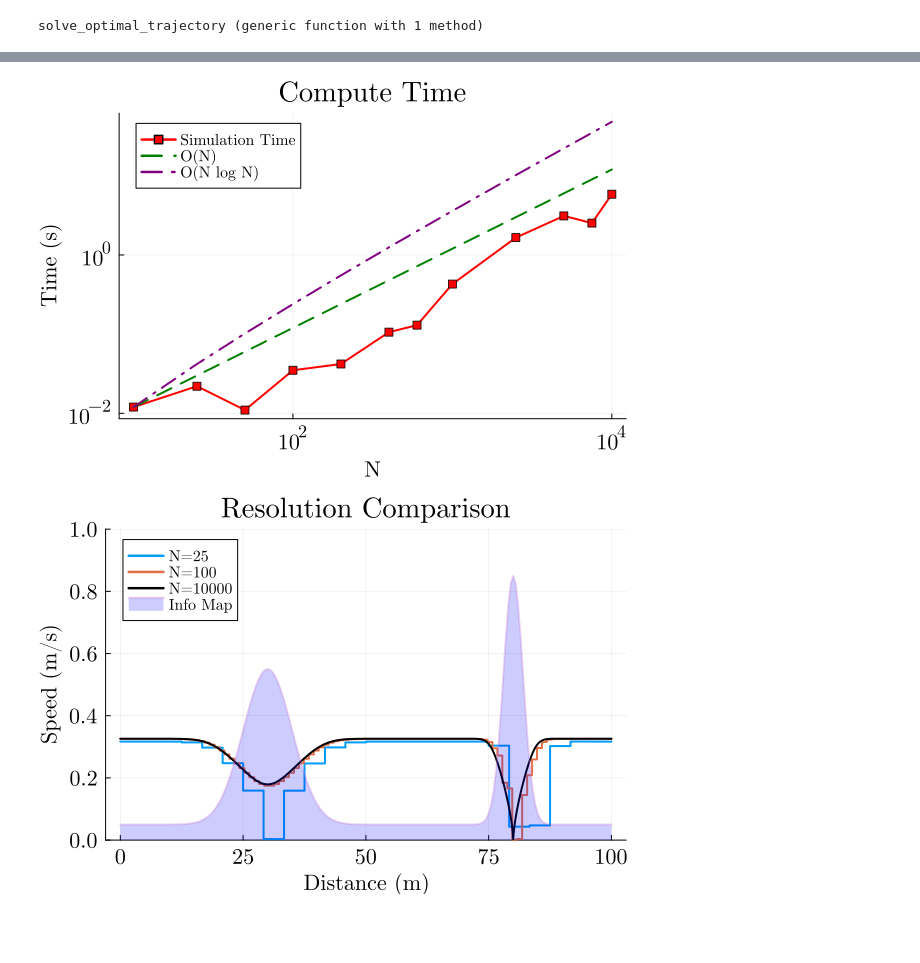
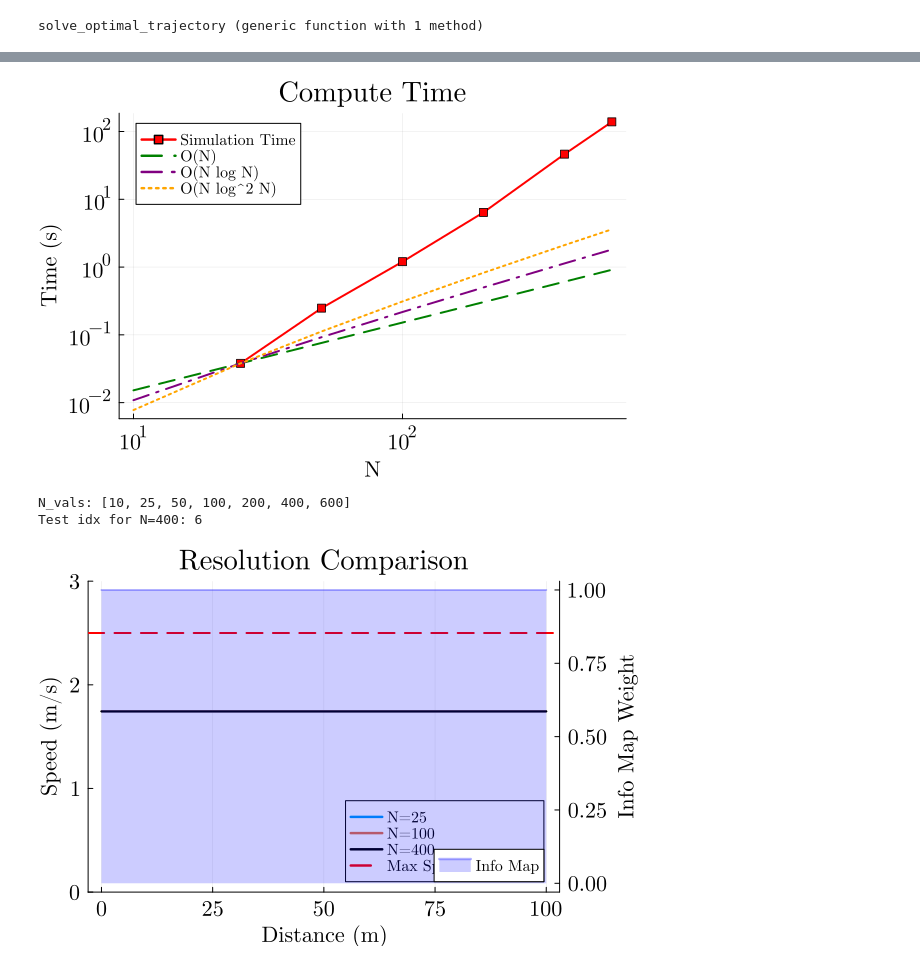
Before and after one commit to kmgovind/periodic-ive, a Jupyter notebook: simple_sensitivity/N_quantity.ipynb, the cells around one changed output, grey strips where cells are left out. Drawn from its saved outputs; the diff is of its cells as text; code cells hidden in the pictures; blank space fills up the shorter version.

```diff
--- a/simple_sensitivity/N_quantity.ipynb
+++ b/simple_sensitivity/N_quantity.ipynb
@@ -101,7 +129,9 @@ end
 # %% [output]
 solve_optimal_trajectory (generic function with 1 method)
 # %%
-N_values = [10, 25, 50, 100, 200, 400, 600, 1000, 2500, 5000, 7500, 10000]
+# N_values = [10, 25, 50, 100, 200, 400, 600, 1000, 2500, 5000, 7500, 10000]
+# N_values = [10, 25, 50, 100, 200, 400, 600, 1000, 2500]
+N_values = [10, 25, 50, 100, 200, 400, 600]
 results_obj = []
 results_time = []
 trajectories = []
@@ -111,7 +141,8 @@ results_q = []
 println("Running Grid Independence Sweep...")
 for N in N_values
     print("  N = $N ... ")
-    obj, t, dts, qs = solve_optimal_trajectory(N)
+    obj, t, dts, qs = solve_optimal_trajectory(N, P_in=P_budget)
+    # obj, t, dts, qs = old_solve_optimal_trajectory(N)
     push!(results_obj, obj)
     push!(results_time, t)
     push!(sim_times, dts)
@@ -193,42 +259,72 @@ else
     k1 = results_time[idx] / N_values[idx]
     k2 = results_time[idx] / (N_values[idx]^2)
     k3 = results_time[idx] / (N_values[idx] * log(N_values[idx]))
+    k4 = results_time[idx] / (N_values[idx] * log(N_values[idx])^2)
 end
 
 plot!(p2, N_values, k1 .* N_values, lw=2, ls=:dash, color=:green, label="O(N)")
 #plot!(p2, N_values, k2 .* (N_values .^ 2), lw=2, ls=:dot, color=:blue, label="O(N^2)")
 plot!(p2, N_values, k3 .* N_values .* log.(N_values), lw=2, ls=:dashdot, color=:purple, label="O(N log N)")
+plot!(p2, N_values, k4 .* N_values .* log.(N_values).^2, lw=2, ls=:dot, color=:orange, label="O(N log^2 N)")
 
 plot!(legend=:topleft)
 
 savefig(p2, "compute_time.png")
 plot!()
 # %% [output]
-[figure, old version]
+[figure, new version]
+# %%
+test_val = 400
+println("N_vals: ", N_values)
+test_idx = findall(x -> x == test_val, N_values)[1]
+println("Test idx for N=$(test_val): ", test_idx)
+# %% [output]
+N_vals: [10, 25, 50, 100, 200, 400, 600]
+Test idx for N=400: 6
 # %%
+# Speed Profile Comparison
+idx_coarse = findfirst(==(25), N_values)
+idx_mid = findfirst(==(100), N_values)
+idx_fine = test_idx
 
-# Speed Profile Comparison
-p3 = plot(title="Resolution Comparison", xlabel="Distance (m)", ylabel="Speed (m/s)")
-# Plot Coarse
-s_coarse = range(0, L, length=length(trajectories[2])) # N=25
-plot!(p3, s_coarse, trajectories[2], linetype=:step, label="N=$(N_values[2])", lw=2)
+p3 = plot(
+    title = "Resolution Comparison",
+    xlabel = "Distance (m)",
+    ylabel = "Speed (m/s)"
+)
 
-s_mid = range(0, L, length=length(trajectories[4])) # N=100
-plot!(p3, s_mid, trajectories[4], linetype=:step, label="N=$(N_values[4])", lw=2)
+# Left axis: speed profiles
+s_coarse = range(0, L, length=length(trajectories[idx_coarse]))
+plot!(p3, s_coarse, trajectories[idx_coarse], linetype=:step, label="N=$(N_values[idx_coarse])", lw=2)
 
-# Plot Fine
-s_fine = range(0, L, length=length(trajectories[end])) # N=400
-plot!(p3, s_fine, trajectories[end], label="N=$(N_values[end])", color=:black)
-# Overlay Map
+s_mid = range(0, L, length=length(trajectories[idx_mid]))
+plot!(p3, s_mid, trajectories[idx_mid], linetype=:step, label="N=$(N_values[idx_mid])", lw=2)
+
+s_fine = range(0, L, length=length(trajectories[idx_fine]))
+plot!(p3, s_fine, trajectories[idx_fine], linetype=:step, label="N=$(N_values[idx_fine])", lw=2, color=:black)
+
+hline!(p3, [u_max], lw=2, ls=:dash, color=:red, label="Max Speed = $(u_max) m/s")
+ylims!(p3, 0, u_max + 0.5)
+
+# Right axis: info map
+p3r = twinx(p3)
 s_map = 0:0.5:L
-plot!(p3, s_map, sensing_rate_continuous.(s_map), fill=(0,0.2,:blue), label="Info Map", alpha=0.3)
-ylims!(p3, 0, 1.0)
+plot!(
+    p3r,
+    s_map,
+    sensing_rate_continuous.(s_map),
+    color = :blue,
+    fill = (0, 0.2, :blue),
+    alpha = 0.3,
+    ylabel = "Info Map Weight",
+    label = "Info Map",
+    lw = 2
+)
 
-final_plot = plot!(legend=:topleft)
-savefig(final_plot, "grid_independence_sweep.png")
-plot!()
+savefig(p3, "grid_independence_sweep.png")
+plot!(p3)
 # %% [output]
-[figure, old version]
+[figure, new version]
 # %%
 # Speed vs Simulation Time
 p = plot(title="Speed vs Simulation Time", xlabel="Cumulative Time (s)", ylabel="Speed (m/s)")
```
Also changed, not shown: parts of 13 cells of this notebook, 9 other files.
